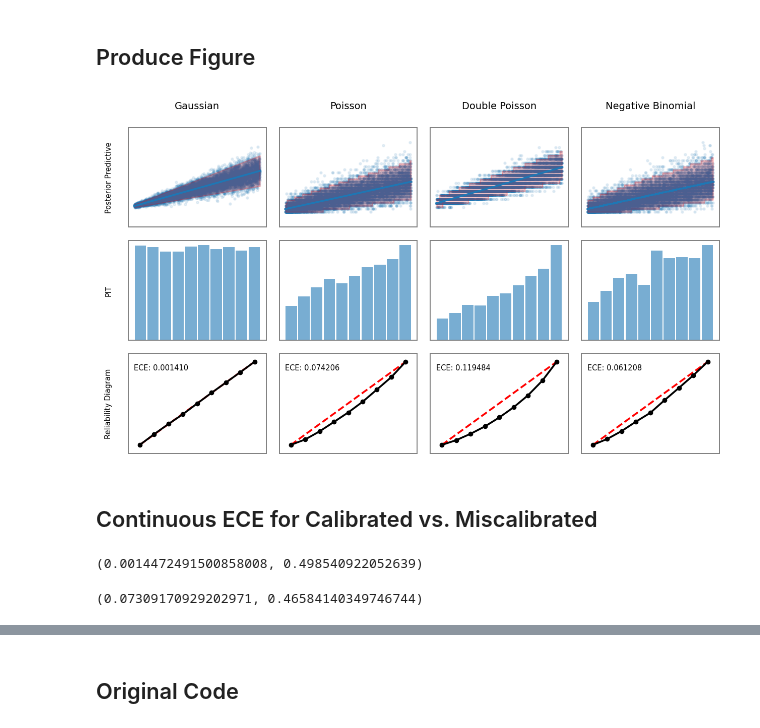
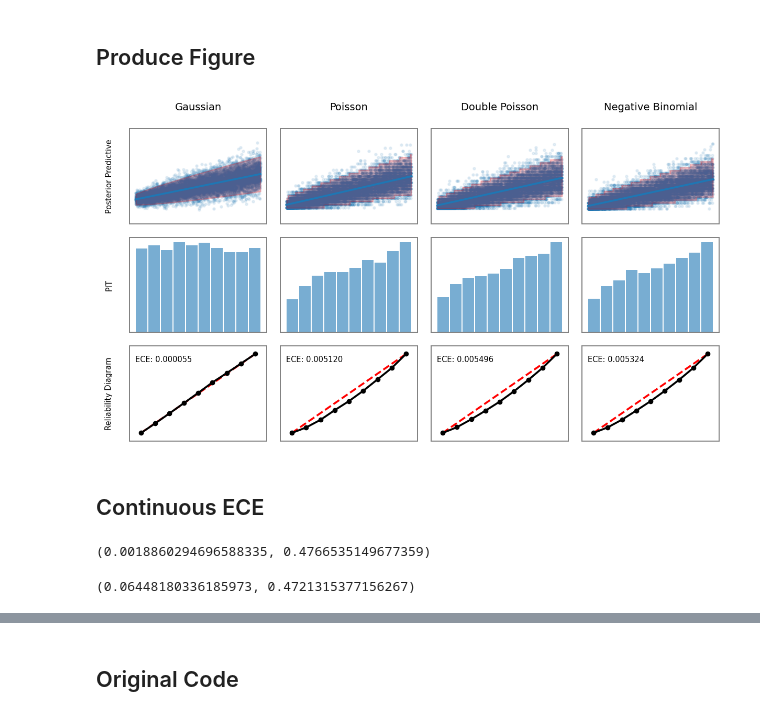
Before and after one commit to porterjenkins/deep_uncertainty, a Jupyter notebook: deep_uncertainty/notebooks/measuring_calibration.ipynb, the cells around one changed output, grey strips where cells are left out. Saved outputs shown, nothing was run; the diff lists cells and outputs as text; code cells hidden in the pictures.

```diff
--- a/deep_uncertainty/notebooks/measuring_calibration.ipynb
+++ b/deep_uncertainty/notebooks/measuring_calibration.ipynb
@@ -74,7 +73,7 @@ def plot_regression_calibration_curve_cdf(
     expected_pct_where_cdf_less_than_p = p_vals
     actual_pct_where_cdf_less_than_p = (posterior_predictive.cdf(y_true) <= p_vals).mean(axis=1)
 
-    ece = compute_continuous_ece(y_true, posterior_predictive, num_bins=50, weights="frequency", alpha=1)
+    ece = compute_continuous_ece(y_true, posterior_predictive, num_bins=50, weights="frequency", alpha=2)
 
     ax = plt.subplots(1, 1)[1] if ax is None else ax
     ax.plot(
@@ -107,9 +106,12 @@ def plot_regression_calibration_curve_cdf(
 # %%
 num_samples = 10000
 cont_x = np.random.uniform(1, 10, size=num_samples)
-gaussian_y = norm.rvs(loc=cont_x, scale=cont_x/5)
-poisson_y = poisson.rvs(mu=cont_x)
-double_poisson_y = np.array([DoublePoisson(x_i, 3).rvs(1) for x_i in cont_x]).astype(int)
-nbinom_y = nbinom.rvs(n=(4*cont_x).round(), p=0.8)
+mean = cont_x
+variance = cont_x
+gaussian_y = norm.rvs(loc=mean, scale=np.sqrt(variance))
+poisson_y = poisson.rvs(mu=mean)
+double_poisson_y = DoublePoisson(mean, 1).rvs((1, num_samples)).flatten()
+eps = 1e-1
+nbinom_y = nbinom.rvs(n=(mean**2 / (variance + eps - mean)).round(), p=(mean / (variance + eps)))
 # %% [markdown]
 ## Create Calibrated/Miscalibrated Posterior Pred. Dists
@@ -150,6 +118,26 @@ bad_nbinom_post_pred = nbinom(n=bad_n_hat, p=bad_p_hat)
+# %%
+bad_mean = cont_x + 10
+bad_variance = cont_x + 10
+
+mu_hat = mean
+gaussian_post_pred = norm(loc=mean, scale=np.sqrt(variance))
+bad_gaussian_post_pred = norm(loc=bad_mean, scale=np.sqrt(bad_variance))
+
+lambda_hat = mean
+poisson_post_pred = poisson(mu=mean)
+bad_poisson_post_pred = poisson(mu=bad_mean)
+
+dpo_mu_hat = mean
+dpo_post_pred = DoublePoisson(mean, mean/variance)
+bad_dpo_post_pred = DoublePoisson(bad_mean, bad_mean / bad_variance)
+
+nbinom_mu_hat = mean
+nbinom_post_pred = nbinom(n=(mean**2 / (variance + eps - mean)).round(), p=(mean / (variance + eps)))
+bad_nbinom_post_pred = nbinom(n=(bad_mean**2 / (bad_variance + eps - bad_mean)).round(), p=(bad_mean / (bad_variance + eps)))
 # %% [markdown]
 ## Produce Figure
 # %%
+plt.rcParams['figure.dpi'] = 175
 fig, axs = plt.subplots(3, 4, figsize=(7, 4))
 title_size = 8
 hist_alpha = 0.6
@@ -171,47 +159,48 @@ plot_posterior_predictive(cont_x, double_poisson_y, dpo_mu_hat, dpo_post_pred.pp
 axs[1, 2].hist(dpo_post_pred.cdf(double_poisson_y.reshape(-1, 1).flatten()), density=True, alpha=hist_alpha, rwidth=hist_rwidth)
 axs[1, 2].set_xticks([])
 axs[1, 2].set_yticks([])
 plot_regression_calibration_curve_cdf(double_poisson_y.flatten(), dpo_post_pred, ax=axs[2, 2], show=False)
 
 plot_posterior_predictive(cont_x, nbinom_y, nbinom_mu_hat, nbinom_post_pred.ppf(0.025), nbinom_post_pred.ppf(0.975), ax=axs[0, 3], show=False)
 axs[1, 3].hist(nbinom_post_pred.cdf(nbinom_y), density=True, alpha=hist_alpha, rwidth=hist_rwidth)
 axs[1, 3].set_xticks([])
 axs[1, 3].set_yticks([])
 plot_regression_calibration_curve_cdf(nbinom_y, nbinom_post_pred, ax=axs[2, 3], show=False)
 
 row_labels = ["Posterior Predictive", "PIT", "Reliability Diagram"]
 for ax, row in zip(axs[:, 0], row_labels):
     ax.annotate(row, xy=(0, 0.5), xytext=(-ax.yaxis.labelpad - 5, 0),
                 xycoords=ax.yaxis.label, textcoords='offset points',
                 fontsize=6, ha='right', va='center', rotation=90)
 
 
 col_labels = ["Gaussian", "Poisson", "Double Poisson", "Negative Binomial"]
 for ax, col in zip(axs[0, :], col_labels):
     ax.annotate(col, xy=(0.5, 1), xytext=(0, 15),
                 xycoords='axes fraction', textcoords='offset points',
                 fontsize=8, ha='center', va='baseline')
 
 for ax in axs.ravel():
     for spine in ax.spines.values():
         spine.set_edgecolor('gray')
 
+plt.tight_layout()
 plt.show()
 # %% [output]
-[figure, old version]
+[figure, new version]
 # %%
 fig.tight_layout()
 fig.savefig(fname="failure_of_pit.pdf", format="pdf")
 # %% [markdown]
-## Continuous ECE for Calibrated vs. Miscalibrated
+## Continuous ECE
 # %%
 alpha = 1
 # %%
-compute_continuous_ece(gaussian_y, gaussian_post_pred, num_bins=30, weights="frequency", alpha=alpha), compute_continuous_ece(gaussian_y, bad_gaussian_post_pred, num_bins=30, weights="frequency", alpha=alpha)
+compute_continuous_ece(gaussian_y, gaussian_post_pred, num_bins=50, weights="frequency", alpha=alpha), compute_continuous_ece(gaussian_y, bad_gaussian_post_pred, num_bins=50, weights="frequency", alpha=alpha)
 # %% [output]
-(0.0014472491500858008, 0.498540922052639)
+(0.0018860294696588335, 0.4766535149677359)
 # %%
-compute_continuous_ece(poisson_y, poisson_post_pred, num_bins=30, weights="frequency", alpha=alpha), compute_continuous_ece(poisson_y, bad_poisson_post_pred, num_bins=30, weights="frequency", alpha=alpha)
+compute_continuous_ece(poisson_y, poisson_post_pred, num_bins=50, weights="frequency", alpha=alpha), compute_continuous_ece(poisson_y, bad_poisson_post_pred, num_bins=50, weights="frequency", alpha=alpha)
 # %% [output]
-(0.07309170929202971, 0.46584140349746744)
+(0.06448180336185973, 0.4721315377156267)
 # %%
```
Also changed, not shown: parts of 46 cells of this notebook, 1 other file.
